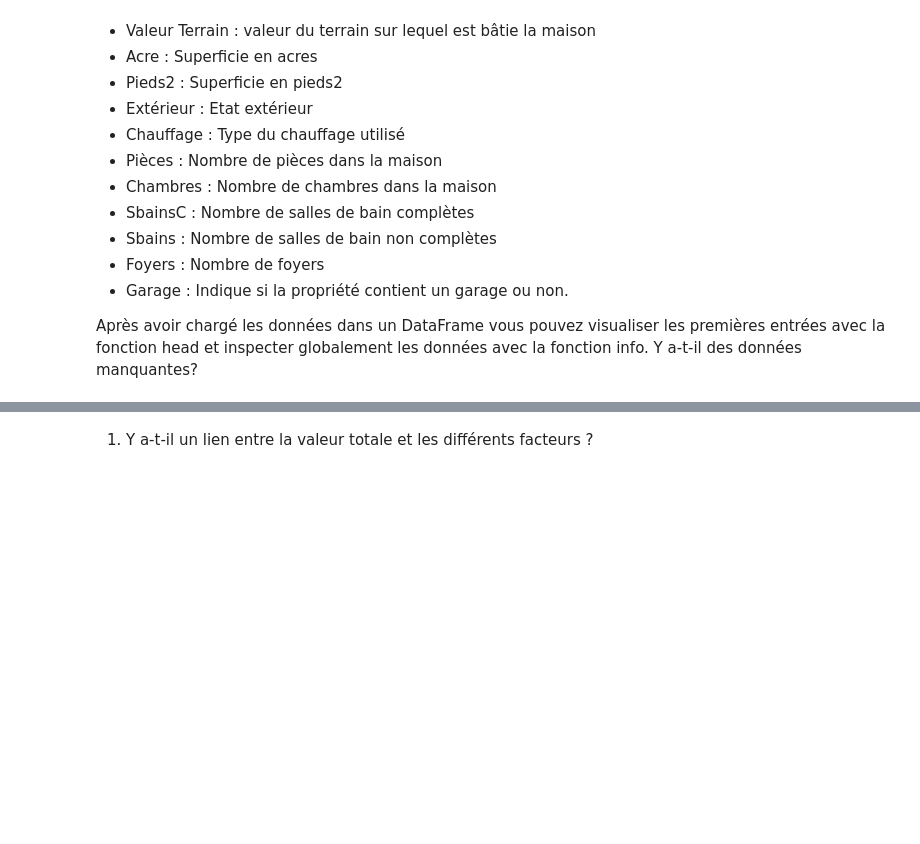
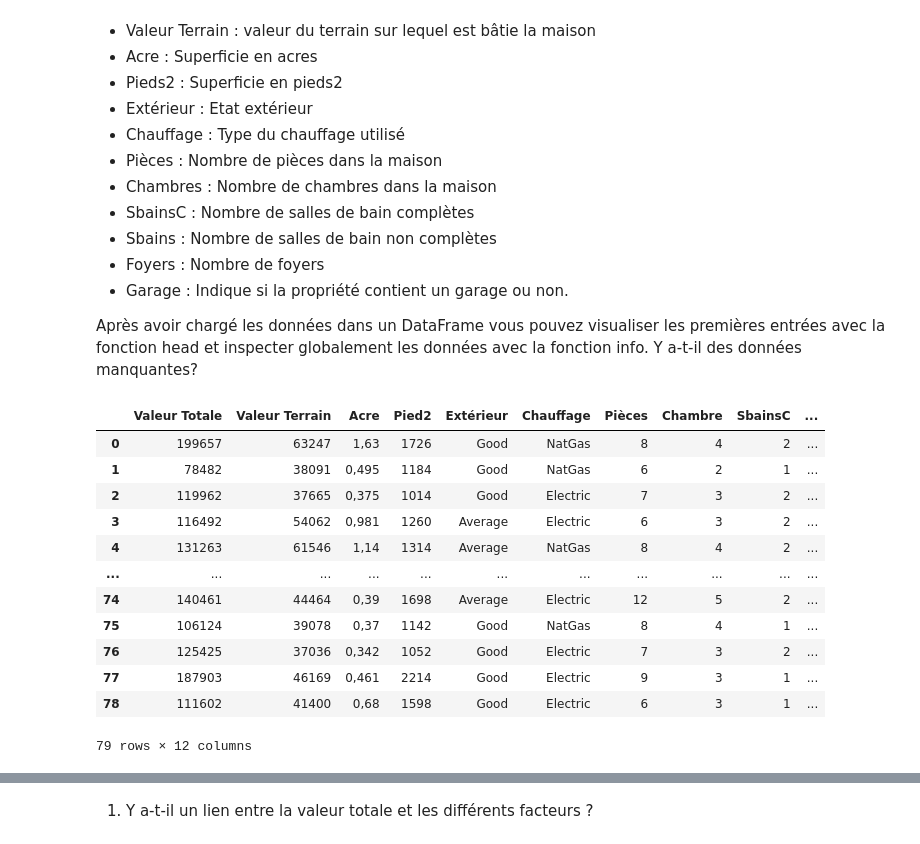
Before and after one commit to Anatgnr/acid, a Jupyter notebook: td03_regression.ipynb, the cells around one changed output, grey strips where cells are left out. Drawn from its saved outputs; the diff is of its cells as text; code cells hidden in the pictures; blank space fills up the shorter version.

```diff
--- a/td03_regression.ipynb
+++ b/td03_regression.ipynb
@@ -93,3 +119,21 @@ Le fichier contient les variables suivantes correspondant chacune à un facteur
 - Garage : Indique si la propriété contient un garage ou non.
 
 Après avoir chargé les données dans un DataFrame vous pouvez visualiser les premières entrées avec la fonction head et inspecter globalement les données avec la fonction info. Y a-t-il des données manquantes?
+# %%
+df = pd.read_csv("http://www.labri.fr/~zemmari/datasets/proprietes.csv", delimiter=';')
+#delimiter permet d'utiliser un char (ici ';') comme séparateur entre chaques items du csv
+df
+# %% [output]
+|  | Valeur Totale | Valeur Terrain | Acre | Pied2 | Extérieur | Chauffage | Pièces | Chambre | SbainsC | ... |
+| 0 | 199657 | 63247 | 1,63 | 1726 | Good | NatGas | 8 | 4 | 2 | ... |
+| 1 | 78482 | 38091 | 0,495 | 1184 | Good | NatGas | 6 | 2 | 1 | ... |
+| 2 | 119962 | 37665 | 0,375 | 1014 | Good | Electric | 7 | 3 | 2 | ... |
+| 3 | 116492 | 54062 | 0,981 | 1260 | Average | Electric | 6 | 3 | 2 | ... |
+| 4 | 131263 | 61546 | 1,14 | 1314 | Average | NatGas | 8 | 4 | 2 | ... |
+| ... | ... | ... | ... | ... | ... | ... | ... | ... | ... | ... |
+| 74 | 140461 | 44464 | 0,39 | 1698 | Average | Electric | 12 | 5 | 2 | ... |
+| 75 | 106124 | 39078 | 0,37 | 1142 | Good | NatGas | 8 | 4 | 1 | ... |
+| 76 | 125425 | 37036 | 0,342 | 1052 | Good | Electric | 7 | 3 | 2 | ... |
+| 77 | 187903 | 46169 | 0,461 | 2214 | Good | Electric | 9 | 3 | 1 | ... |
+| 78 | 111602 | 41400 | 0,68 | 1598 | Good | Electric | 6 | 3 | 1 | ... |
+79 rows × 12 columns
```
Also changed, not shown: parts of 8 cells of this notebook.
